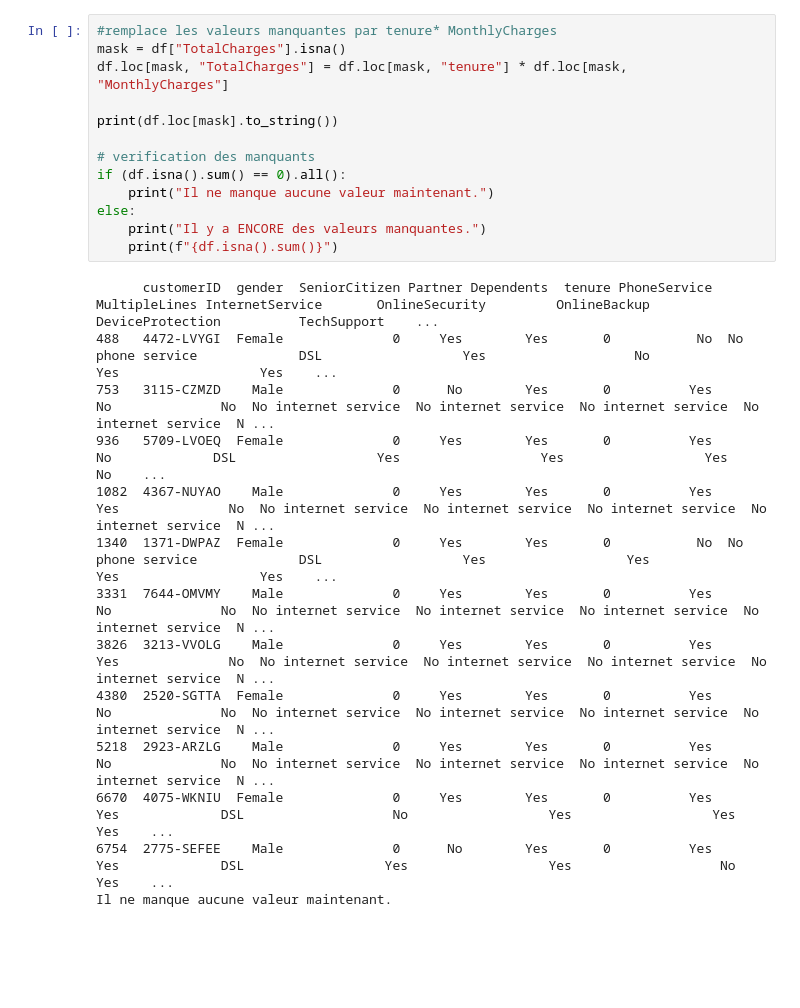
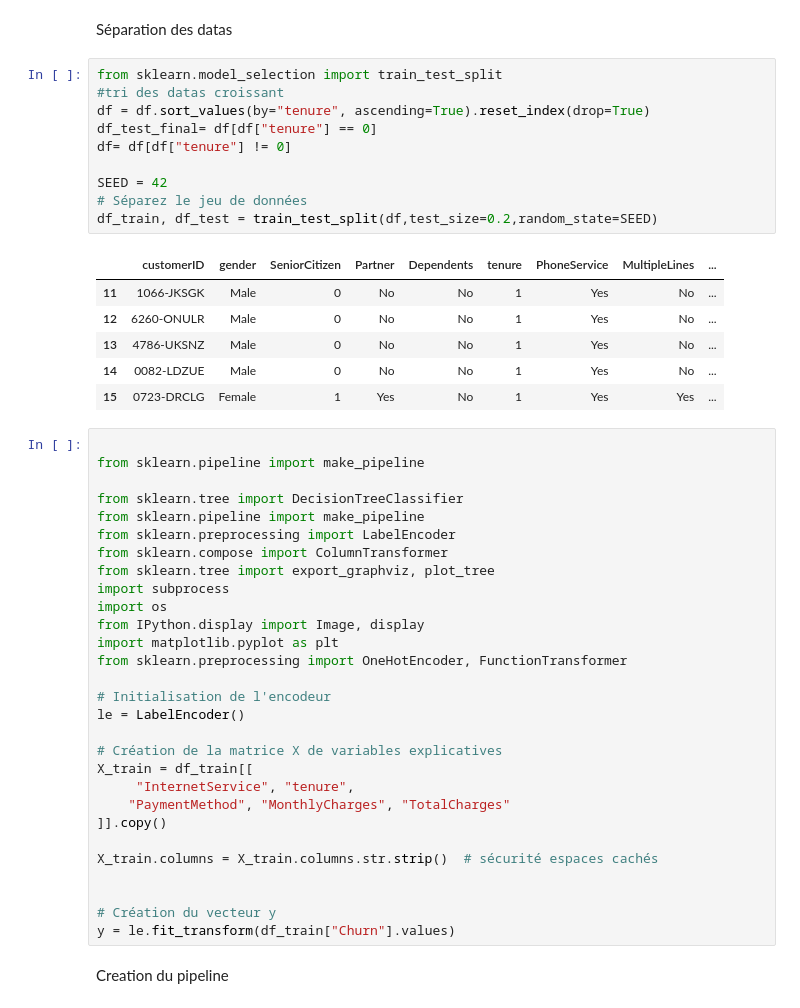
Before and after one commit to RomainGuillon/Identifier-churn, a Jupyter notebook: notebooks/02_baseline_model.ipynb, the cells around one changed output. Cells and saved outputs as stored; diff of their text form; blank space fills up the shorter version.

```diff
--- a/notebooks/02_baseline_model.ipynb
+++ b/notebooks/02_baseline_model.ipynb
@@ -73,27 +44,50 @@ si on regarde les c'est 2 colonnes on peut voir que tenure x MonthlyCharge et tr
-# %%
-#remplace les valeurs manquantes par tenure* MonthlyCharges
-mask = df["TotalCharges"].isna()
-df.loc[mask, "TotalCharges"] = df.loc[mask, "tenure"] * df.loc[mask, "MonthlyCharges"]
-
-print(df.loc[mask].to_string())
-
-# verification des manquants
-if (df.isna().sum() == 0).all():
-    print("Il ne manque aucune valeur maintenant.")
-else:
-    print("Il y a ENCORE des valeurs manquantes.")
-    print(f"{df.isna().sum()}")
-# %% [output]
-      customerID  gender  SeniorCitizen Partner Dependents  tenure PhoneService     MultipleLines InternetService       OnlineSecurity         OnlineBackup     DeviceProtection          TechSupport    ...
-488   4472-LVYGI  Female              0     Yes        Yes       0           No  No phone service             DSL                  Yes                   No                  Yes                  Yes    ...
-753   3115-CZMZD    Male              0      No        Yes       0          Yes                No              No  No internet service  No internet service  No internet service  No internet service  N ...
-936   5709-LVOEQ  Female              0     Yes        Yes       0          Yes                No             DSL                  Yes                  Yes                  Yes                   No    ...
-1082  4367-NUYAO    Male              0     Yes        Yes       0          Yes               Yes              No  No internet service  No internet service  No internet service  No internet service  N ...
-1340  1371-DWPAZ  Female              0     Yes        Yes       0           No  No phone service             DSL                  Yes                  Yes                  Yes                  Yes    ...
-3331  7644-OMVMY    Male              0     Yes        Yes       0          Yes                No              No  No internet service  No internet service  No internet service  No internet service  N ...
-3826  3213-VVOLG    Male              0     Yes        Yes       0          Yes               Yes              No  No internet service  No internet service  No internet service  No internet service  N ...
-4380  2520-SGTTA  Female              0     Yes        Yes       0          Yes                No              No  No internet service  No internet service  No internet service  No internet service  N ...
-5218  2923-ARZLG    Male              0     Yes        Yes       0          Yes                No              No  No internet service  No internet service  No internet service  No internet service  N ...
-6670  4075-WKNIU  Female              0     Yes        Yes       0          Yes               Yes             DSL                   No                  Yes                  Yes                  Yes    ...
-6754  2775-SEFEE    Male              0      No        Yes       0          Yes               Yes             DSL                  Yes                  Yes                   No                  Yes    ...
-Il ne manque aucune valeur maintenant.
+# %% [markdown]
+Séparation des datas
+# %%
+from sklearn.model_selection import train_test_split
+#tri des datas croissant
+df = df.sort_values(by="tenure", ascending=True).reset_index(drop=True)
+df_test_final= df[df["tenure"] == 0]
+df= df[df["tenure"] != 0]
+
+SEED = 42
+# Séparez le jeu de données
+df_train, df_test = train_test_split(df,test_size=0.2,random_state=SEED)
+# %% [output]
+|  | customerID | gender | SeniorCitizen | Partner | Dependents | tenure | PhoneService | MultipleLines | ... |
+| 11 | 1066-JKSGK | Male | 0 | No | No | 1 | Yes | No | ... |
+| 12 | 6260-ONULR | Male | 0 | No | No | 1 | Yes | No | ... |
+| 13 | 4786-UKSNZ | Male | 0 | No | No | 1 | Yes | No | ... |
+| 14 | 0082-LDZUE | Male | 0 | No | No | 1 | Yes | No | ... |
+| 15 | 0723-DRCLG | Female | 1 | Yes | No | 1 | Yes | Yes | ... |
+# %%
+
+from sklearn.pipeline import make_pipeline
+
+from sklearn.tree import DecisionTreeClassifier
+from sklearn.pipeline import make_pipeline
+from sklearn.preprocessing import LabelEncoder
+from sklearn.compose import ColumnTransformer
+from sklearn.tree import export_graphviz, plot_tree
+import subprocess
+import os
+from IPython.display import Image, display
+import matplotlib.pyplot as plt
+from sklearn.preprocessing import OneHotEncoder, FunctionTransformer
+
+# Initialisation de l'encodeur
+le = LabelEncoder()
+
+# Création de la matrice X de variables explicatives
+X_train = df_train[[
+     "InternetService", "tenure",
+    "PaymentMethod", "MonthlyCharges", "TotalCharges"
+]].copy()
+
+X_train.columns = X_train.columns.str.strip()  # sécurité espaces cachés
+
+
+# Création du vecteur y
+y = le.fit_transform(df_train["Churn"].values)
+# %% [markdown]
+Creation du pipeline
```
Also changed, not shown: parts of 11 cells of this notebook.
